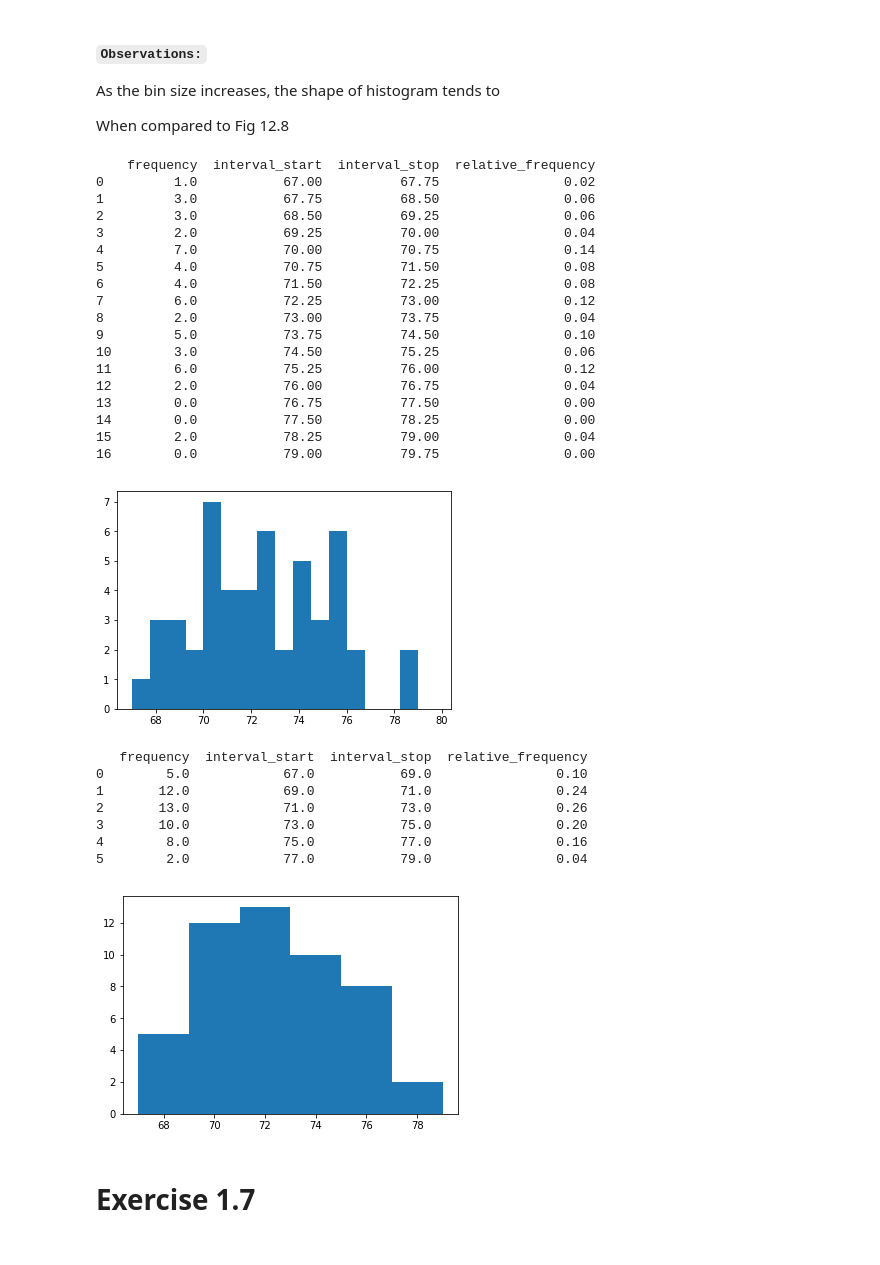
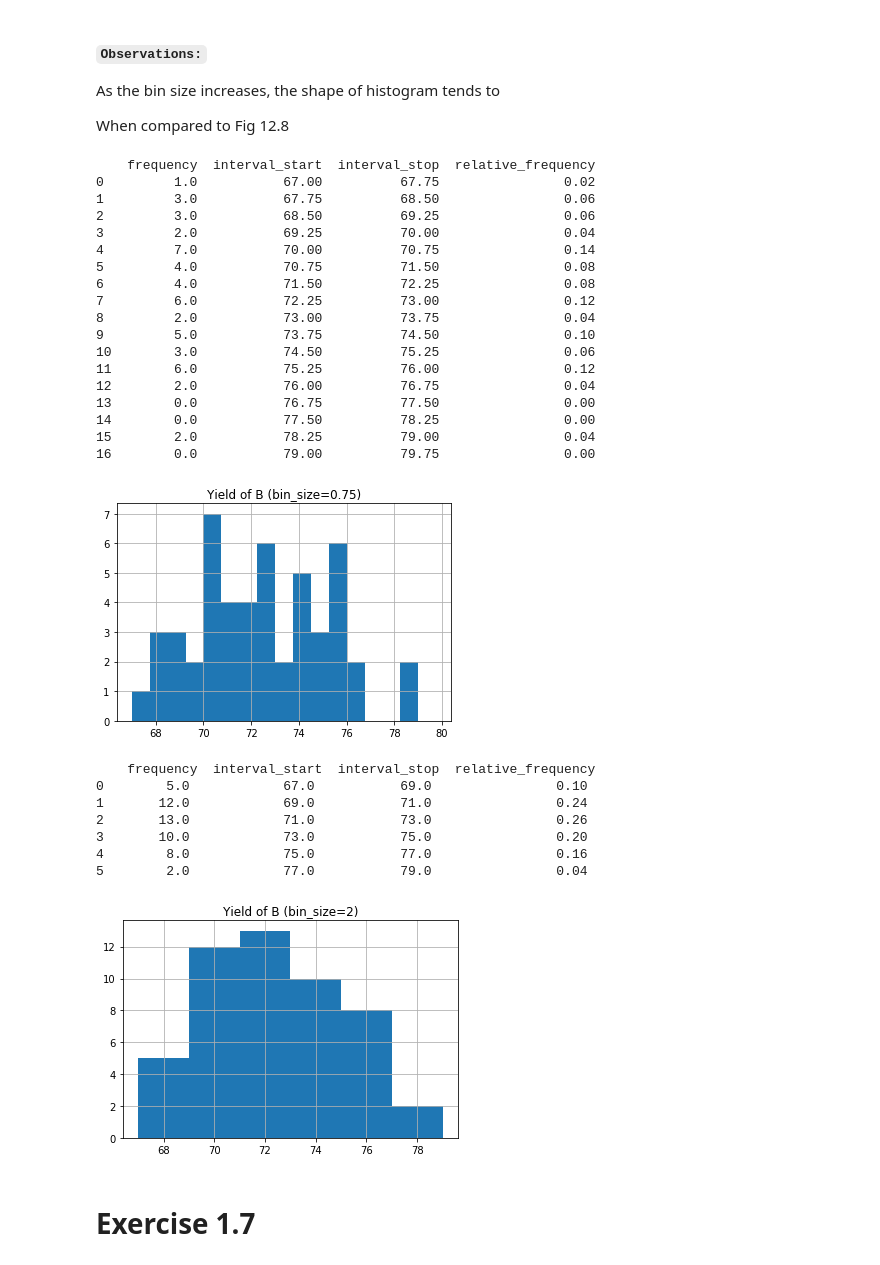
Before and after one commit to ayushi-b/Random_Phenomena_by_Babatunde_Ogunnaike, a Jupyter notebook: Chapter 1/Chapter 1.ipynb, the cells around one changed output. Saved outputs shown, nothing was run; the diff lists cells and outputs as text; code cells hidden in the pictures.

```diff
--- a/Chapter 1/Chapter 1.ipynb
+++ b/Chapter 1/Chapter 1.ipynb
@@ -350,36 +354,40 @@ freq_yb_75['interval_stop'] = data_yb_75[1][1:]
 freq_yb_75['relative_frequency'] = freq_yb_75.frequency/sum(freq_yb_75.frequency)
 print(freq_yb_75)
 
+plt.grid(True)
+plt.title('Yield of B (bin_size=0.75)')
 plt.show()
 
 
 
 data_yb_2 = plt.hist(table1_1.YB, bins=np.arange(np.floor(min(table1_1.YB)), np.ceil(max(table1_1.YB))+1, 2))
 
 freq_yb_2 = pd.DataFrame(data_yb_2[0], columns=['frequency'])
 freq_yb_2['interval_start'] = data_yb_2[1][:-1]
 freq_yb_2['interval_stop'] = data_yb_2[1][1:]
 freq_yb_2['relative_frequency'] = freq_yb_2.frequency/sum(freq_yb_2.frequency)
-print(freq_yb_2)
+print("\n\n", freq_yb_2)
 
+plt.grid(True)
+plt.title('Yield of B (bin_size=2)')
 plt.show()
 # %% [output]
     frequency  interval_start  interval_stop  relative_frequency
 0         1.0           67.00          67.75                0.02
 1         3.0           67.75          68.50                0.06
 2         3.0           68.50          69.25                0.06
 3         2.0           69.25          70.00                0.04
 4         7.0           70.00          70.75                0.14
 5         4.0           70.75          71.50                0.08
 6         4.0           71.50          72.25                0.08
 7         6.0           72.25          73.00                0.12
 8         2.0           73.00          73.75                0.04
 9         5.0           73.75          74.50                0.10
 10        3.0           74.50          75.25                0.06
 11        6.0           75.25          76.00                0.12
 12        2.0           76.00          76.75                0.04
 13        0.0           76.75          77.50                0.00
 14        0.0           77.50          78.25                0.00
 15        2.0           78.25          79.00                0.04
 16        0.0           79.00          79.75                0.00
-[figure, old version]
+[figure, new version]
@@ -390,7 +398,7 @@ plt.show()
 3       10.0            73.0           75.0                0.20
 4        8.0            75.0           77.0                0.16
 5        2.0            77.0           79.0                0.04
-[figure, old version]
+[figure, new version]
 # %% [markdown]
 # Exercise 1.7
 # %% [markdown]
```
Also changed, not shown: parts of 22 cells of this notebook.
